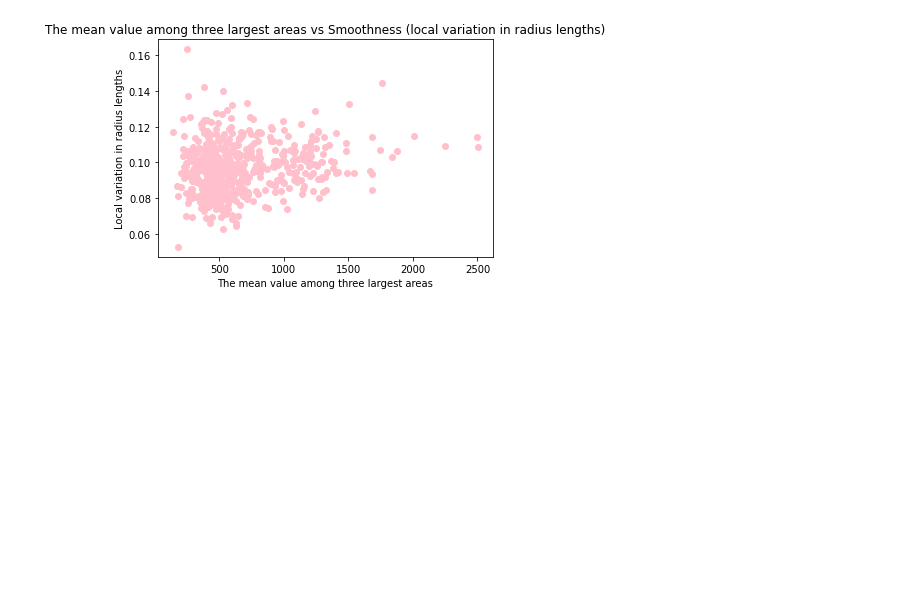
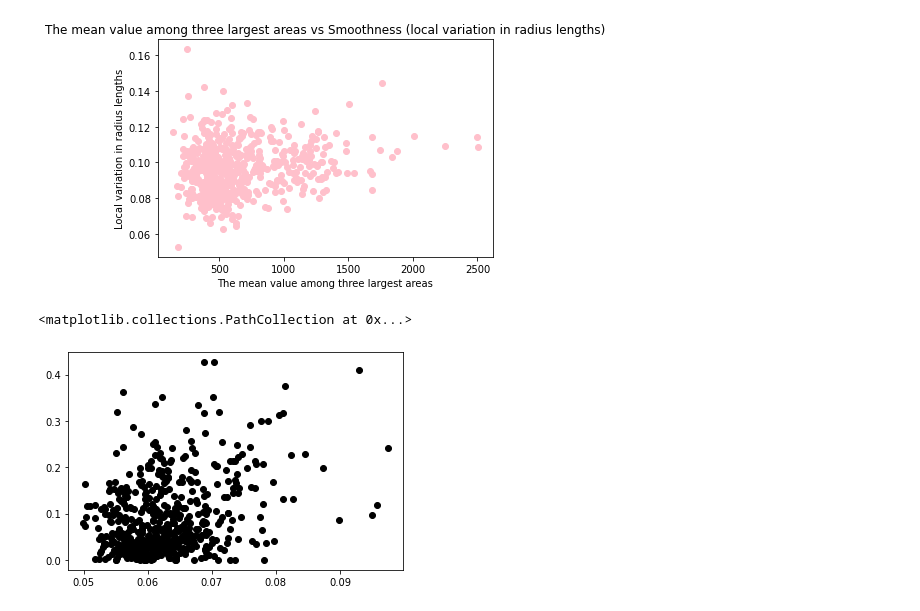
Before and after one commit to mohmaed7777/Breast-cancer-repo, a Jupyter notebook: Breast_cancer.ipynb, the cells around one changed output. Saved outputs shown, nothing was run; the diff lists cells and outputs as text; code cells hidden in the pictures; blank space fills up the shorter version.

```diff
--- a/Breast_cancer.ipynb
+++ b/Breast_cancer.ipynb
@@ -178,3 +178,10 @@ ax.set(xlabel='The mean value among three largest areas',
  Text(0.5, 0, 'The mean value among three largest areas'),
  Text(0.5, 1.0, 'The mean value among three largest areas vs Smoothness (local variation in radius lengths)')]
 [figure]
+# %%
+ax = plt.axes()
+
+ax.scatter(df.fractal_dimension_mean, df.concavity_mean, color='black')
+# %% [output]
+<matplotlib.collections.PathCollection at 0x...>
+[figure, added]
```
